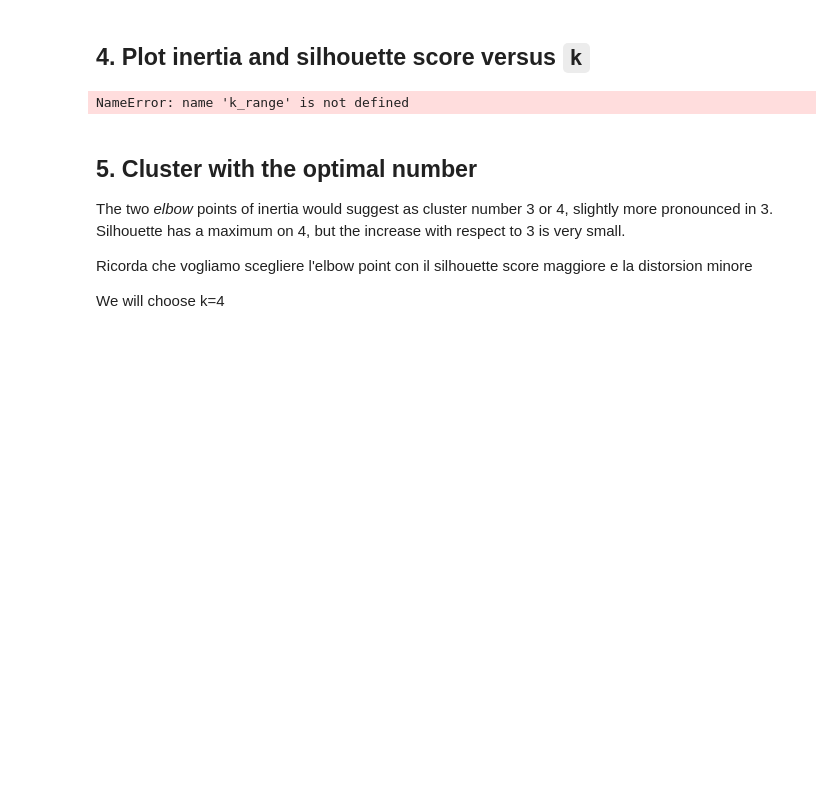
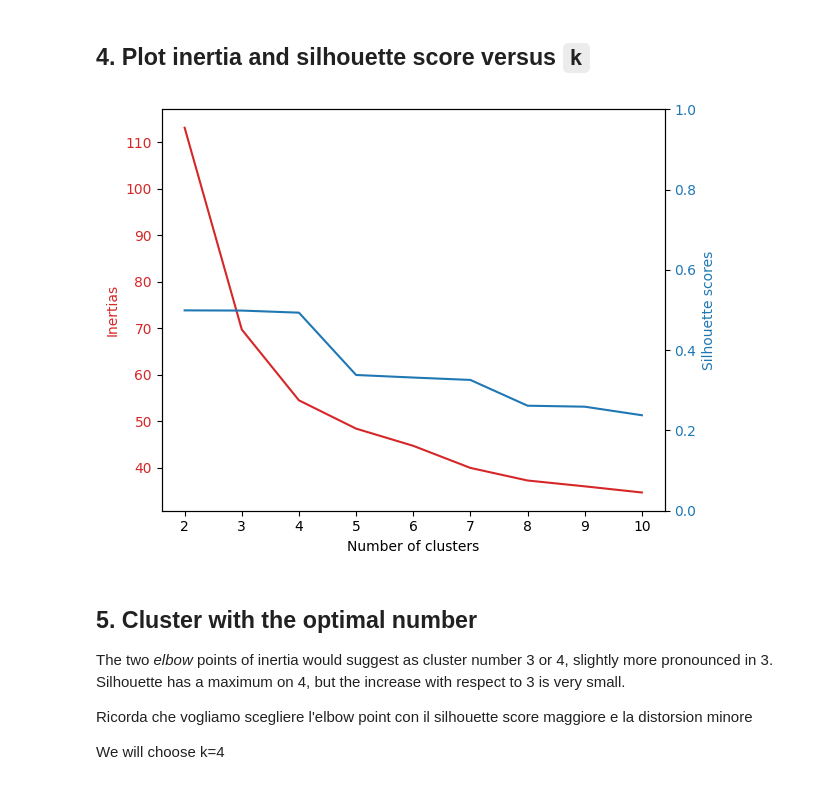
Before and after one commit to koltrakak-learning-repos/MLDM_learning_repo, a Jupyter notebook: Machine Learning/labs/Lab-topic-5-clustering/lab5-clustering_kmeans_nocode.ipynb, the cells around one changed output. Saved outputs shown, nothing was run; the diff lists cells and outputs as text; code cells hidden in the pictures; blank space fills up the shorter version.

```diff
--- a/Machine Learning/labs/Lab-topic-5-clustering/lab5-clustering_kmeans_nocode.ipynb
+++ b/Machine Learning/labs/Lab-topic-5-clustering/lab5-clustering_kmeans_nocode.ipynb
@@ -221,14 +254,14 @@ def two_plots(x, y1, y2, xlabel, y1label, y2label):
 # %%
 two_plots(
     x=k_range,
-    y1=inertias_km,
-    y2=silhouette_scores_km,
+    y1=results["inertia"],
+    y2=results["silhouette_score"],
     xlabel='Number of clusters',
     y1label='Inertias',
     y2label='Silhouette scores'
 )
 # %% [output]
-NameError: name 'k_range' is not defined
+[figure, added]
 # %% [markdown]
 ## 5. Cluster with the optimal number
 The two *elbow* points of inertia would suggest as cluster number 3 or 4, slightly more pronounced in 3. Silhouette has a maximum on 4, but the increase with respect to 3 is very small.
```
Also changed, not shown: parts of 4 cells of this notebook, 6 other files.
